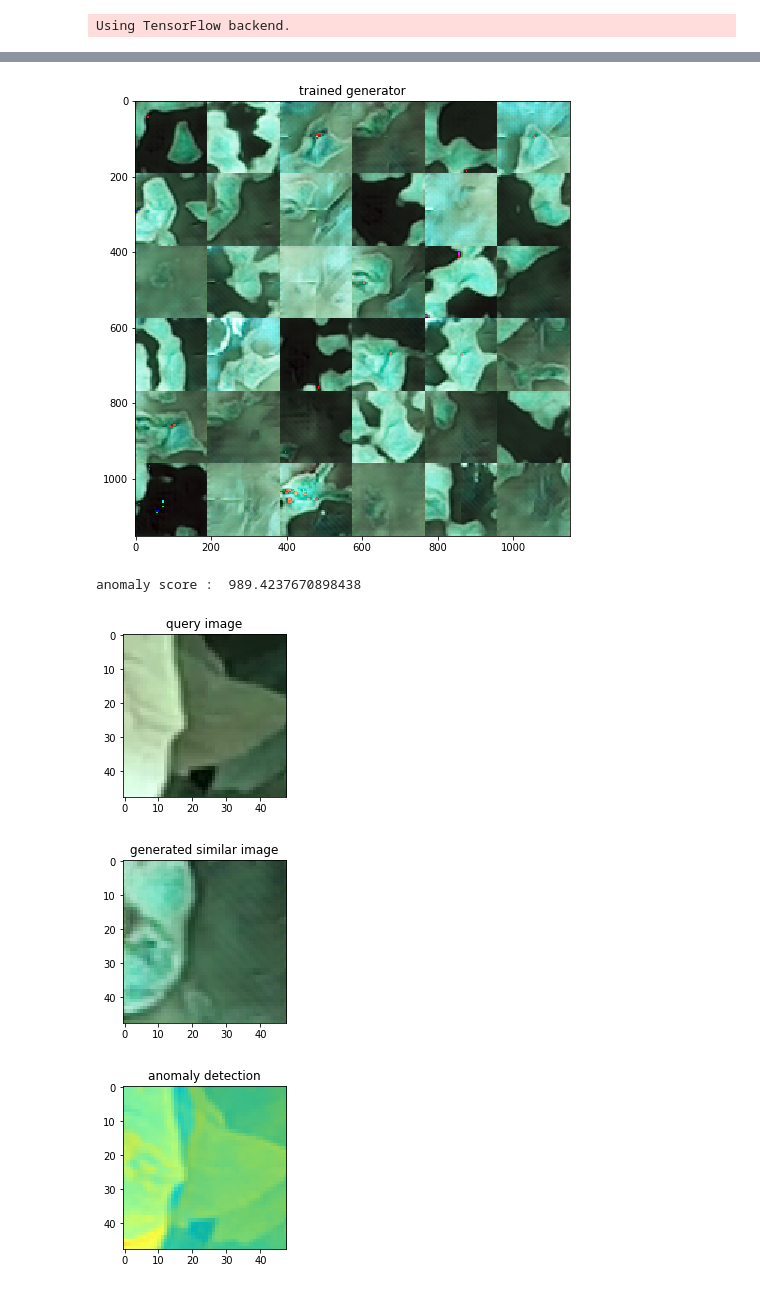
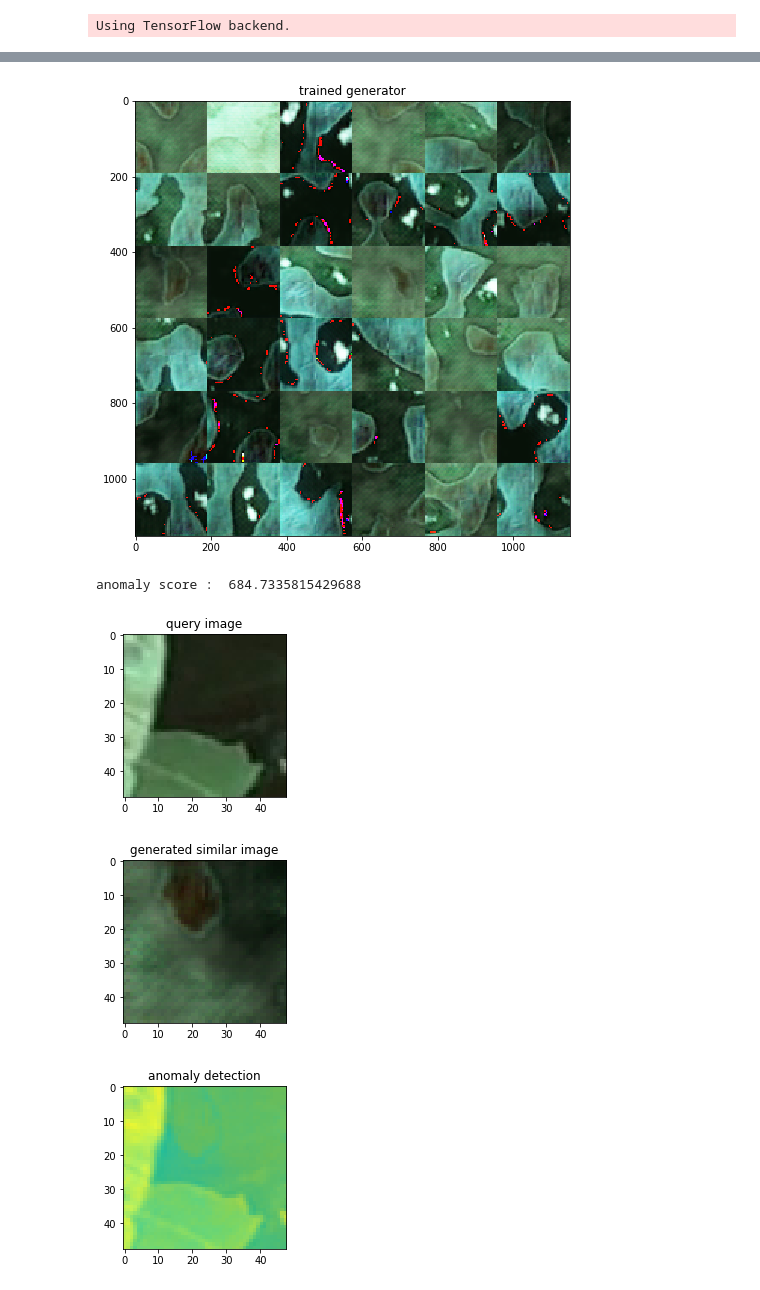
Before and after one commit to MaestriaElectronicaTEC/adversarial-anomaly-detector, a Jupyter notebook: models/anogan/AnoGAN.ipynb, the cells around one changed output, grey strips where cells are left out. Saved outputs shown, nothing was run; the diff lists cells and outputs as text; code cells hidden in the pictures.

```diff
--- a/models/anogan/AnoGAN.ipynb
+++ b/models/anogan/AnoGAN.ipynb
@@ -22,30 +22,31 @@ Using TensorFlow backend.
 # seed for reproducibility
 SEED = 44000
 
-# lists to store data
-data = []
-label = []
-
 # folder where data is placed
 BASE_FOLDER = '/floyd/input/tomato_dataset/'
 folders = os.listdir(BASE_FOLDER)
 
+# lists to store data
+num_images = len(list(paths.list_images(BASE_FOLDER)))
+print('Number of images:', num_images)
+data = np.zeros([num_images, 48, 48, 3])
+label = np.ones([num_images]) ## Indicating that is a normal sample
+
 # loading data to lists
+counter = 0
 for folder in folders:
     for file in os.listdir(BASE_FOLDER + folder + '/'):
         img = cv2.imread(BASE_FOLDER + folder + '/' + file)
         img = cv2.resize(img, (48, 48), interpolation = cv2.INTER_NEAREST)
         img = img.astype(np.float32) / 255.0
-        data.append(img)
-        label.append(folder)
+        data[counter,:,:,:] = img
+        counter = counter + 1
 
 # now split the data in to train and test with the help of train_test_split
-X_train, X_test, _, _ = train_test_split(data, label, test_size=0.2, random_state=SEED)
-
-X_train = np.asarray(X_train)
-X_test = np.asarray(X_test)
+X_train, X_test, Y_train, Y_test = train_test_split(data, label, test_size=0.2, random_state=SEED)
 
 X_test_original = X_test.copy()
 
 print ('train shape:', X_train.shape)
+print ('test shape:', X_test.shape)
 # %% [output]
@@ -53,5 +66,5 @@ train shape: (153216, 48, 48, 3)
 # %%
-Model_d, Model_g = anogan.train(64, X_train)
+Model_d, Model_g = anogan.train(32, 10, X_train)
 # %% [output]
 Epoch is 0
 Epoch is 1
@@ -87,7 +90,7 @@ plt.title('trained generator')
 plt.imshow(img, cmap=plt.cm.gray)
 plt.show()
 # %% [output]
-[figure, old version]
+[figure, new version]
 # %%
 ### 3. other class anomaly detection
 
@@ -130,13 +133,13 @@ def anomaly_evaluation(test_img):
     plt.show()
 # %%
 ### compute anomaly score - sample from test set
-test_img = X_test_original[126]
+test_img = X_test_original[25]
 anomaly_evaluation(np.array([test_img]))
 # %% [output]
-anomaly score :  989.4237670898438
+anomaly score :  684.7335815429688
-[figure, old version]
+[figure, new version]
-[figure, old version]
+[figure, new version]
-[figure, old version]
+[figure, new version]
 # %%
 ### 4. tsne feature view
 
```
Also changed, not shown: parts of 5 cells of this notebook, 1 other file.
